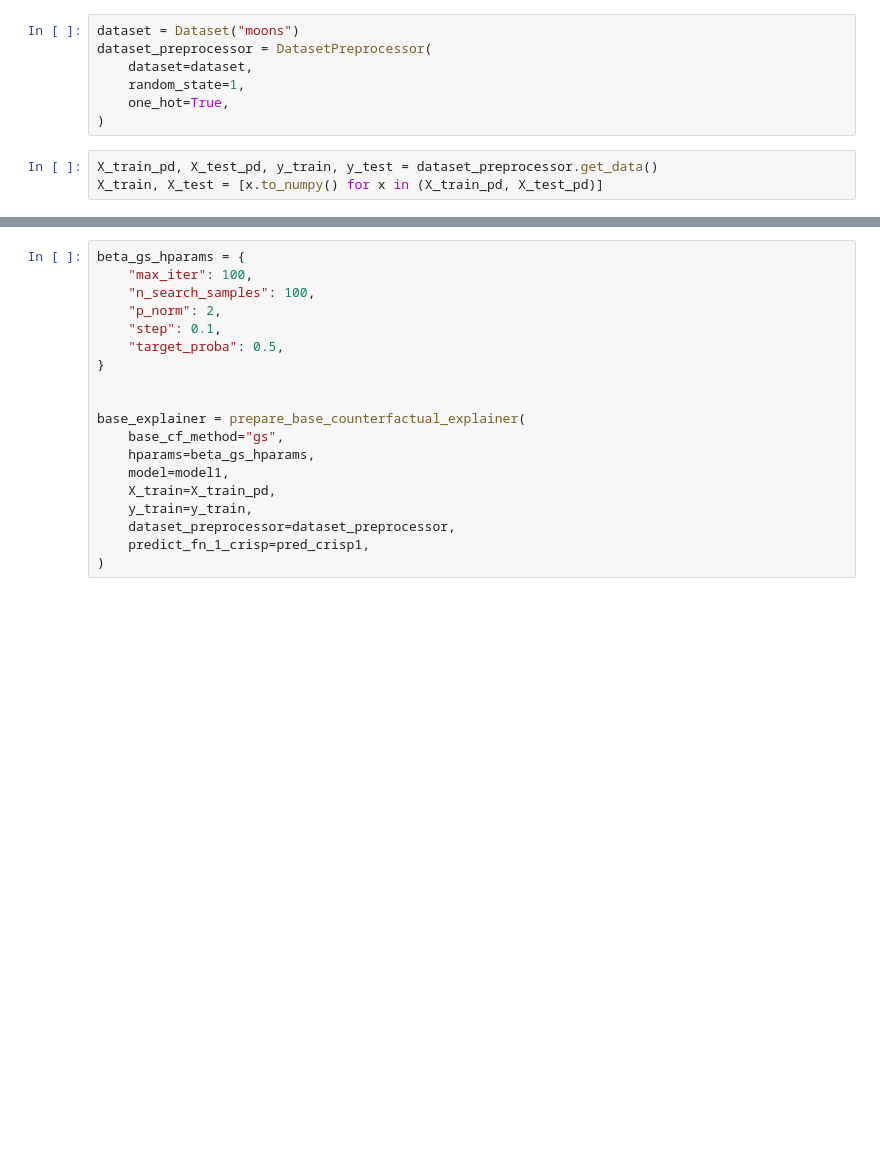
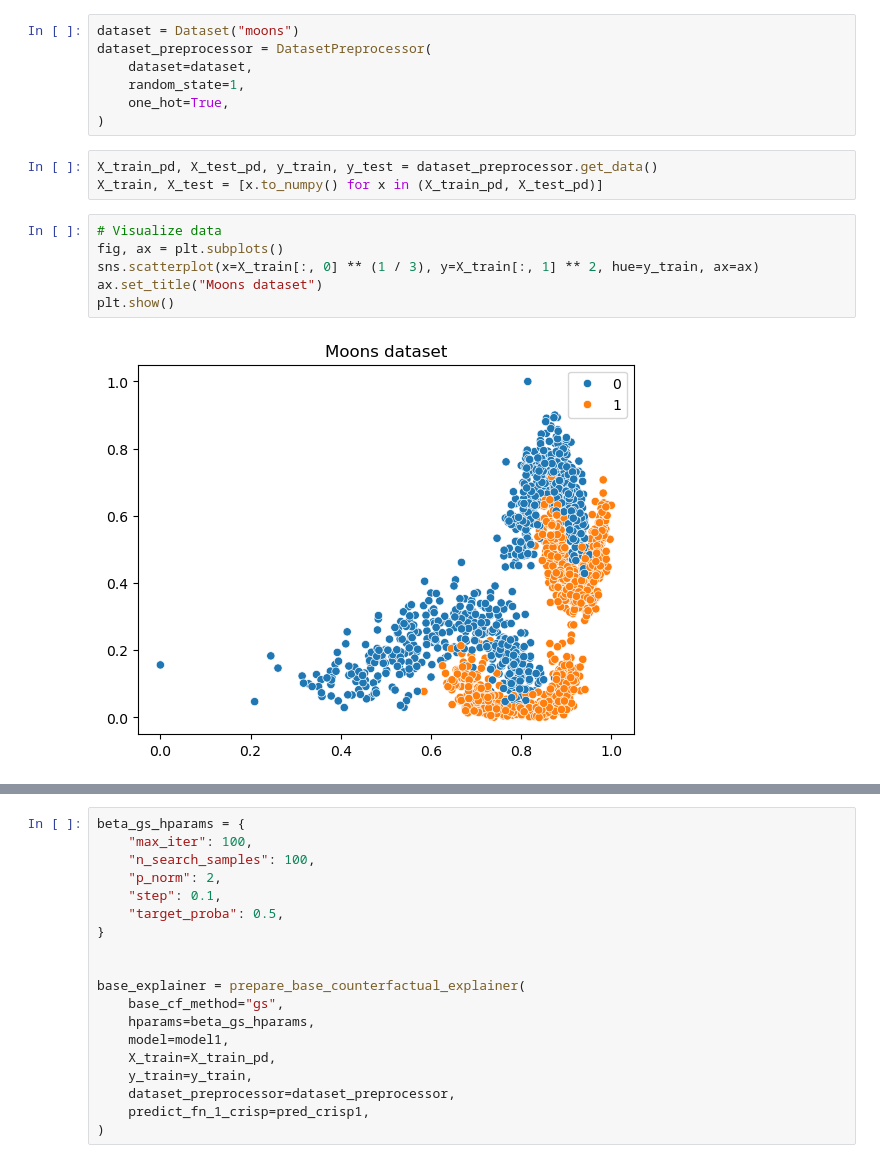
Before and after one commit to istepka/betarce, a Jupyter notebook: src/visualizations_for_the_paper/toy_example.ipynb, the cells around one changed output, grey strips where cells are left out. Drawn from its saved outputs; the diff is of its cells as text; blank space fills up the shorter version.

```diff
--- a/src/visualizations_for_the_paper/toy_example.ipynb
+++ b/src/visualizations_for_the_paper/toy_example.ipynb
@@ -22,6 +34,14 @@ dataset_preprocessor = DatasetPreprocessor(
 # %%
 X_train_pd, X_test_pd, y_train, y_test = dataset_preprocessor.get_data()
 X_train, X_test = [x.to_numpy() for x in (X_train_pd, X_test_pd)]
+# %%
+# Visualize data
+fig, ax = plt.subplots()
+sns.scatterplot(x=X_train[:, 0] ** (1 / 3), y=X_train[:, 1] ** 2, hue=y_train, ax=ax)
+ax.set_title("Moons dataset")
+plt.show()
+# %% [output]
+[figure, added]
 # %%
 hparams = {
     "loss": "BCELoss",
```
Also changed, not shown: parts of 21 cells of this notebook.
